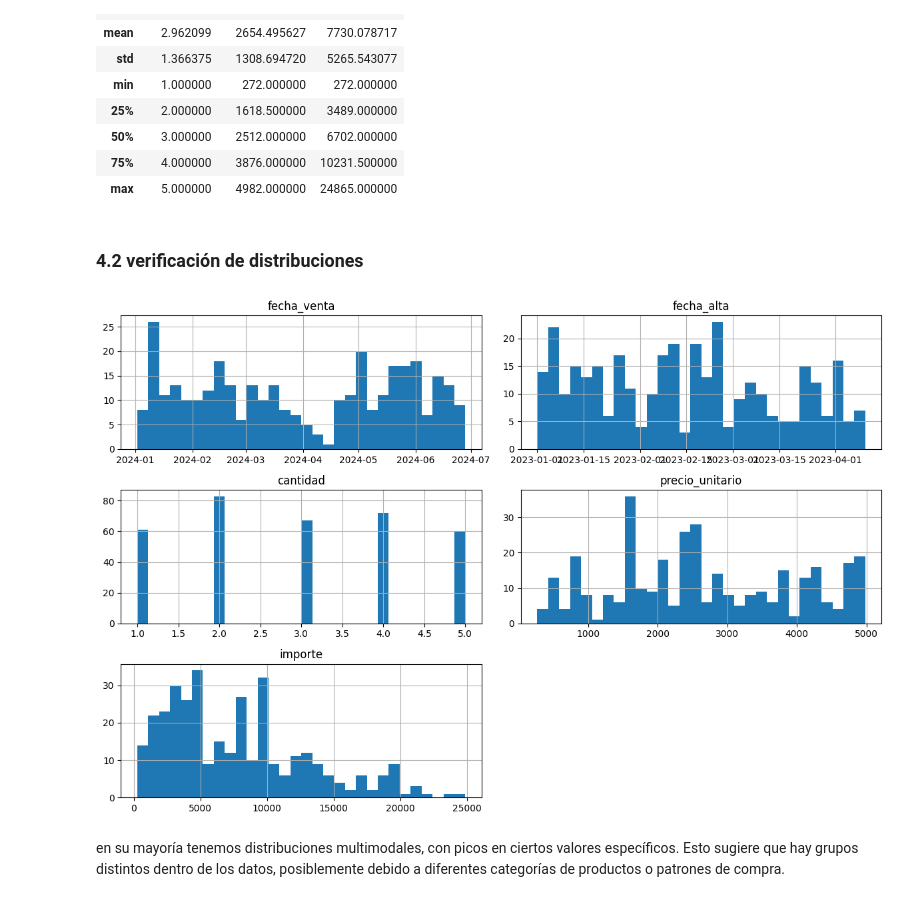
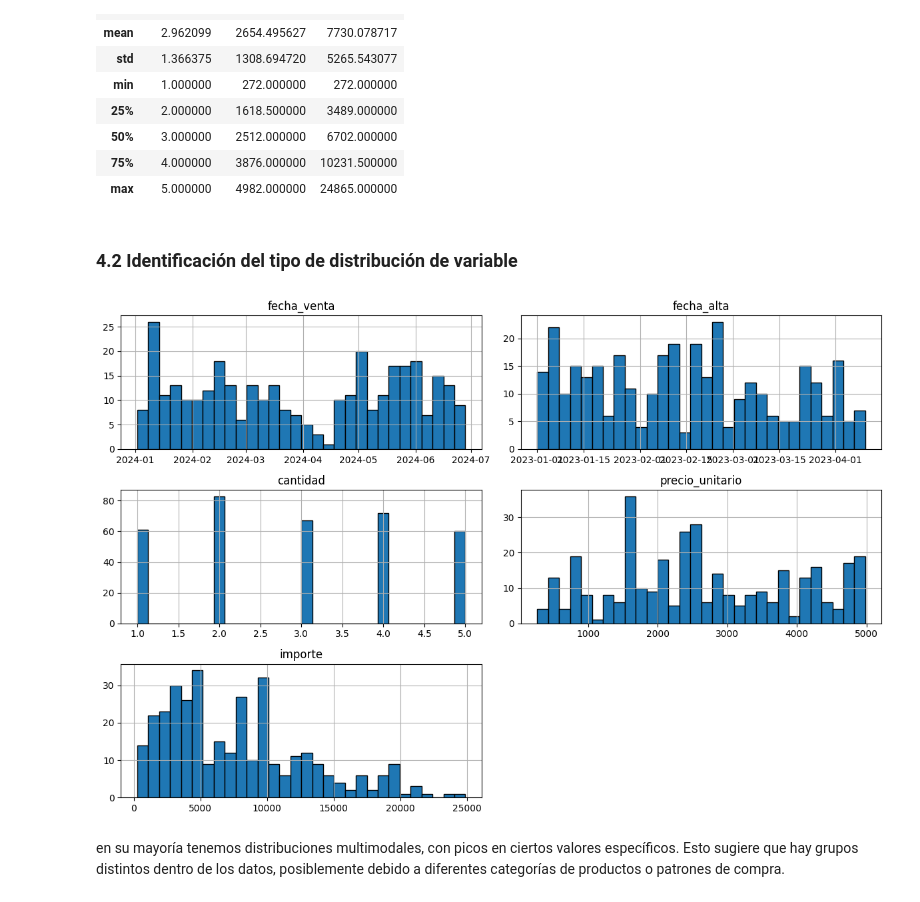
Before and after one commit to jperez-xcvi/guayerd_ia, a Jupyter notebook: aurelion.ipynb, the cells around one changed output. Drawn from its saved outputs; the diff is of its cells as text; code cells hidden in the pictures.

```diff
--- a/aurelion.ipynb
+++ b/aurelion.ipynb
@@ -205,13 +205,13 @@ aurelion.describe(include=['int64'])
 | 75% | 4.000000 | 3876.000000 | 10231.500000 |
 | max | 5.000000 | 4982.000000 | 24865.000000 |
 # %% [markdown]
-<h3>4.2 verificación de distribuciones</h3>
+<h3>4.2 Identificación del tipo de distribución de variable</h3>
 # %%
-aurelion.hist(bins=30, figsize=(12, 8))
+aurelion.hist(bins=30, figsize=(12, 8),edgecolor='black')
 plt.tight_layout()
 plt.show()
 # %% [output]
-[figure, old version]
+[figure, new version]
 # %% [markdown]
 <p>
 en su mayoría tenemos distribuciones multimodales, con picos en ciertos valores específicos. Esto sugiere que hay grupos distintos dentro de los datos, posiblemente debido a diferentes categorías de productos o patrones de compra.
```
Also changed, not shown: parts of 10 cells of this notebook, 1 other file.
